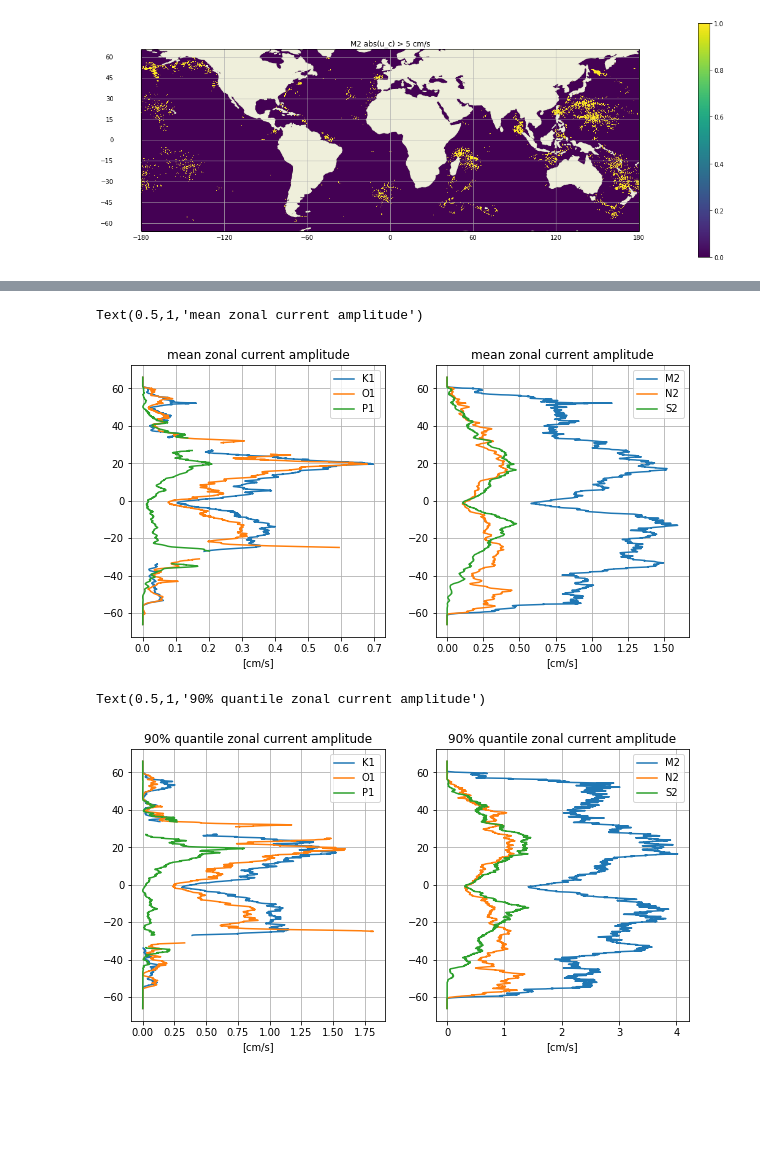
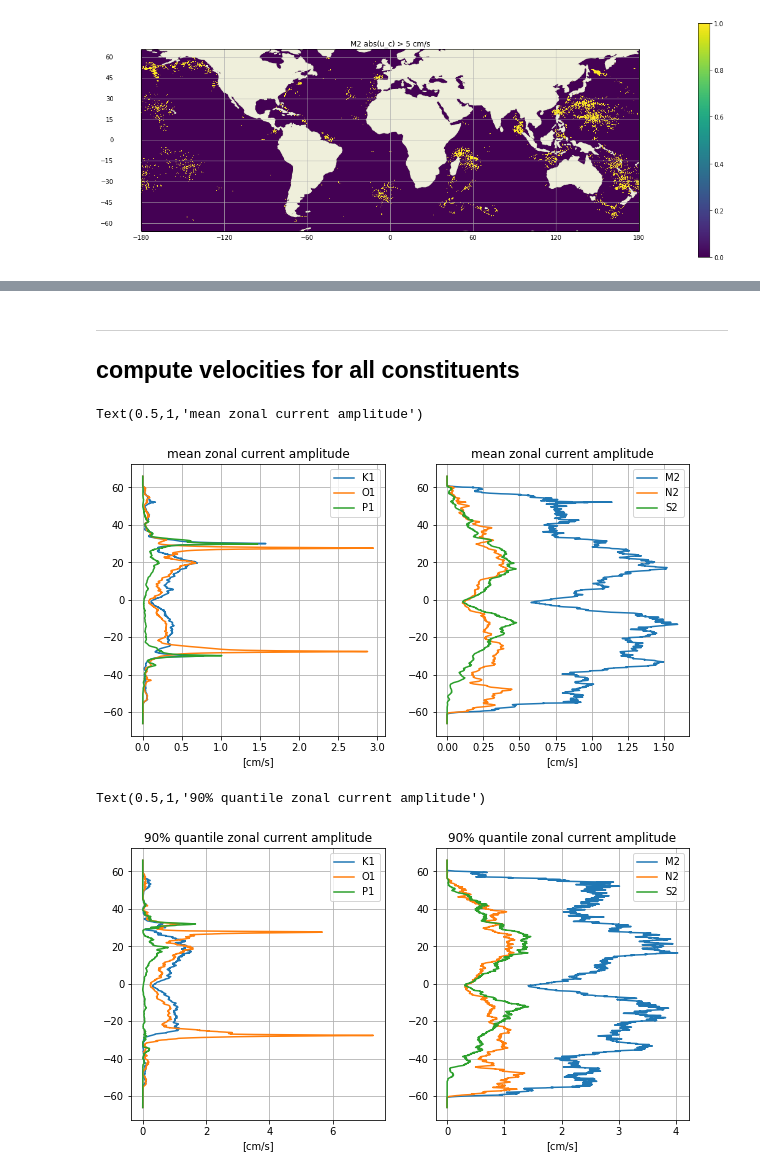
Before and after one commit to apatlpo/iwave_sst, a Jupyter notebook: tides/hret_ssh_uv.ipynb, the cells around one changed output, grey strips where cells are left out. Cells and saved outputs as stored; diff of their text form; code cells hidden in the pictures; blank space fills up the shorter version.

```diff
--- a/tides/hret_ssh_uv.ipynb
+++ b/tides/hret_ssh_uv.ipynb
@@ -138,7 +181,7 @@ f = 2*omega['K1']*cpd*np.sin(np.pi/180.*hret['latitude'])
 
 #
 cst = 'M2'
-detadx_c, detady_c = grad(ri2c(hret[cst+'re'],hret[cst+'im']), mask=hret['mask'])
+detadx_c, detady_c = grad(ri2c(hret[cst+'re'],hret[cst+'im']))
 u_c, v_c = mom_inv(detadx_c, detady_c, f, omega[cst]*cpd)
 # %%
 fig = plt.figure(figsize=(20,7))
@@ -176,3 +221,20 @@ ax.add_feature(cartopy.feature.LAND)
 plt.show()
 # %% [output]
 [figure]
+# %%
+# zoom
+fig = plt.figure(figsize=(10,6))
+ax = fig.add_subplot(111, projection=crs)
+#
+toplt = np.abs(u_c)
+#toplt = toplt.where(np.abs(toplt)<1.) # mask values larger than 1 m/s
+#toplt = toplt.where(h>hc)
+toplt = toplt.sel(longitude=slice(110.,175.),latitude=slice(-30.,30.))
+toplt.plot()
+ax.set_title(cst+' abs(u_c)')
+gl=ax.gridlines(crs=crs, draw_labels=True)
+gl.xlabels_top = False
+gl.ylabels_right = False
+ax.coastlines()
+ax.add_feature(cartopy.feature.LAND)
+plt.show()
@@ -179,9 +243,15 @@ plt.show()
+# %% [markdown]
+---
+
+## compute velocities for all constituents
 # %%
 # plot longitudinal mean of amplitudes and 90% quantile
 Um = dict(); Vm = dict()
 U90 = dict(); V90 = dict()
 for cst in constituents:
-    detadx_c, detady_c = grad(ri2c(hret[cst+'re'], hret[cst+'im']), mask=hret['mask'])
+    eta = ri2c(hret[cst+'re'], hret[cst+'im'])
+    #eta = eta.where(h>hc)
+    detadx_c, detady_c = grad(eta)
     u_c, v_c = mom_inv(detadx_c, detady_c, f, omega[cst]*cpd)
     Um[cst] = np.abs(u_c).mean('longitude')
     Vm[cst] = np.abs(v_c).mean('longitude')
@@ -197,8 +267,9 @@ lat=Um['M2']['latitude'].values
 ax = fig.add_subplot(121)
 for cst in constituents:
     if omega[cst]<1.5:
-        toplt = Um[cst].where(np.abs((omega[cst]*cpd-f)/f)>.1)
-        toplt = toplt.where(np.abs((omega[cst]*cpd+f)/f)>.1)
+        toplt = Um[cst]
+        #toplt = toplt.where(np.abs((omega[cst]*cpd-f)/f)>.1)
+        #toplt = toplt.where(np.abs((omega[cst]*cpd+f)/f)>.1)
         ax.plot(toplt*1.e2,lat,label=cst)
 ax.grid()
 ax.legend()
@@ -216,35 +287,36 @@ ax.set_xlabel('[cm/s]')
 ax.set_title('mean zonal current amplitude')
 # %% [output]
 Text(0.5,1,'mean zonal current amplitude')
-[figure, old version]
+[figure, new version]
 # %%
 # plot 90% quantile
 
 fig=plt.figure(figsize=(10,5))
 
 lat=U90['M2']['latitude'].values
 
 # diurnal constituents
 ax = fig.add_subplot(121)
 for cst in constituents:
     if omega[cst]<1.5:
-        toplt = U90[cst].where(np.abs((omega[cst]*cpd-f)/f)>.1)
-        toplt = toplt.where(np.abs((omega[cst]*cpd+f)/f)>.1)
+        toplt = U90[cst]
+        #toplt = toplt.where(np.abs((omega[cst]*cpd-f)/f)>.1)
+        #toplt = toplt.where(np.abs((omega[cst]*cpd+f)/f)>.1)
         ax.plot(toplt*1.e2,lat,label=cst)
 ax.grid()
 ax.legend()
 ax.set_xlabel('[cm/s]')
 ax.set_title('90% quantile zonal current amplitude')
 
 # semidiurnal constituents
 ax = fig.add_subplot(122)
 for cst in constituents:
     if omega[cst]>1.5:
         ax.plot(U90[cst]*1.e2,lat,label=cst)
 ax.grid()
 ax.legend()
 ax.set_xlabel('[cm/s]')
 ax.set_title('90% quantile zonal current amplitude')
 # %% [output]
 Text(0.5,1,'90% quantile zonal current amplitude')
-[figure, old version]
+[figure, new version]
```
Also changed, not shown: parts of 14 cells of this notebook, 1 other file.
